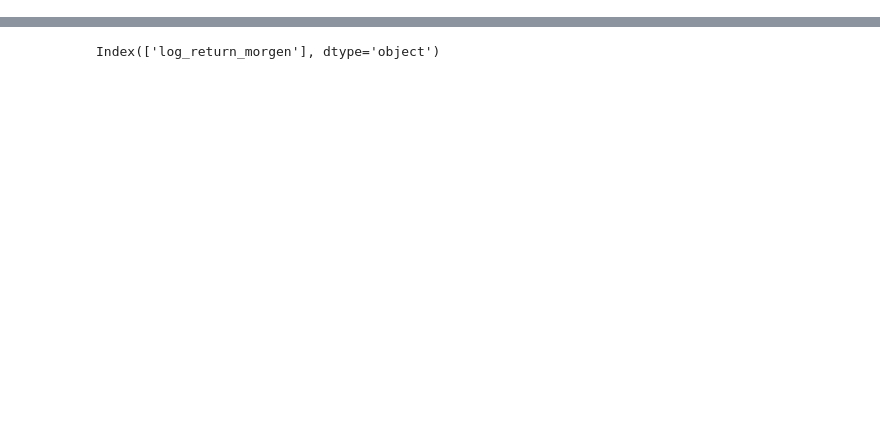
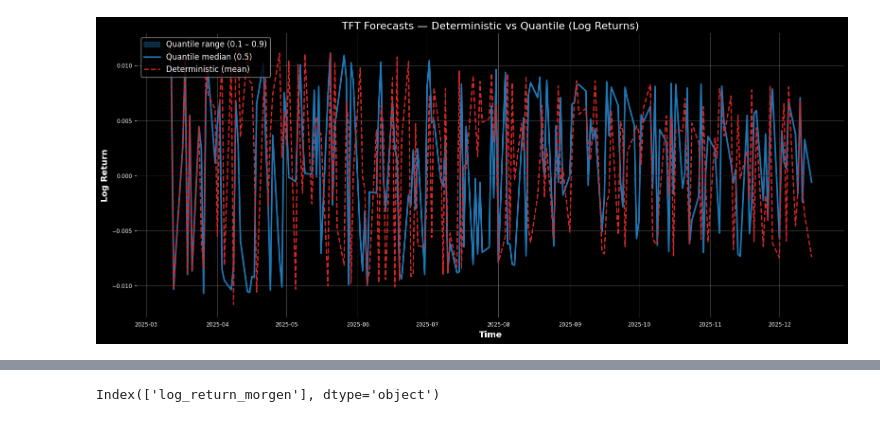
Before and after one commit to dennisddschulz/cas-artificial-intelligence, a Jupyter notebook: 07_tft_forecast_project_guido/src/notebooks/Explr_quantile.ipynb, the cells around one changed output, grey strips where cells are left out. Saved outputs shown, nothing was run; the diff lists cells and outputs as text; code cells hidden in the pictures; blank space fills up the shorter version.

Commit message:
tft log return mit quantile loss

```diff
--- a/07_tft_forecast_project_guido/src/notebooks/Explr_quantile.ipynb
+++ b/07_tft_forecast_project_guido/src/notebooks/Explr_quantile.ipynb
@@ -15,0 +20,92 @@ dict_keys(['model', 'model_quantile', 'forecast_q_median', 'forecast_q_median_pr
+# %%
+import pickle
+import matplotlib.pyplot as plt
+import numpy as np
+
+# --------------------------------------------------
+# Load results
+# --------------------------------------------------
+with open("results.pkl", "rb") as f:
+    results = pickle.load(f)
+
+# --------------------------------------------------
+# Extract LOG-RETURN forecasts (already inverse-scaled)
+# --------------------------------------------------
+det = results["forecast"]  # deterministic mean (log-returns)
+
+q = results["quantile"]["logret_forecasts"]
+q01 = q["q01"]  # 0.1
+q05 = q["q05"]  # 0.5 (median)
+q09 = q["q09"]  # 0.9
+
+# --------------------------------------------------
+# Convert to numpy (safe + explicit)
+# --------------------------------------------------
+x = q05.time_index
+
+det_y = det.values().squeeze()
+q01_y = q01.values().squeeze()
+q05_y = q05.values().squeeze()
+q09_y = q09.values().squeeze()
+
+# --------------------------------------------------
+# Plot ONLY last N points (CRITICAL)
+# --------------------------------------------------
+N = 300   # adjust: 200–500 recommended
+
+x = x[-N:]
+det_y = det_y[-N:]
+q01_y = q01_y[-N:]
+q05_y = q05_y[-N:]
+q09_y = q09_y[-N:]
+
+# --------------------------------------------------
+# Plot
+# --------------------------------------------------
+plt.figure(figsize=(16, 7))
+
+# 🔵 Quantile range (0.1–0.9)
+plt.fill_between(
+    x,
+    q01_y,
+    q09_y,
+    color="tab:blue",
+    alpha=0.35,
+    label="Quantile range (0.1 – 0.9)",
+    zorder=1,
+)
+
+# 🔷 Quantile median (0.5)
+plt.plot(
+    x,
+    q05_y,
+    color="tab:blue",
+    linewidth=2.5,
+    label="Quantile median (0.5)",
+    zorder=2,
+)
+
+# 🔴 Deterministic mean
+plt.plot(
+    x,
+    det_y,
+    color="tab:red",
+    linestyle="--",
+    linewidth=2,
+    label="Deterministic (mean)",
+    zorder=3,
+)
+
+# Zero line (important for log-returns)
+plt.axhline(0, color="black", linewidth=1, alpha=0.6)
+
+plt.title("TFT Forecasts — Deterministic vs Quantile (Log Returns)", fontsize=16)
+plt.xlabel("Time", fontsize=13)
+plt.ylabel("Log Return", fontsize=13)
+
+plt.legend(loc="upper left", fontsize=12, frameon=True)
+plt.grid(alpha=0.3)
+
+plt.tight_layout()
+plt.show()
+# %% [output]
@@ -15,0 +114 @@ dict_keys(['model', 'model_quantile', 'forecast_q_median', 'forecast_q_median_pr
+[figure, added]
```
Also changed, not shown: parts of 17 cells of this notebook, 7 other files.
